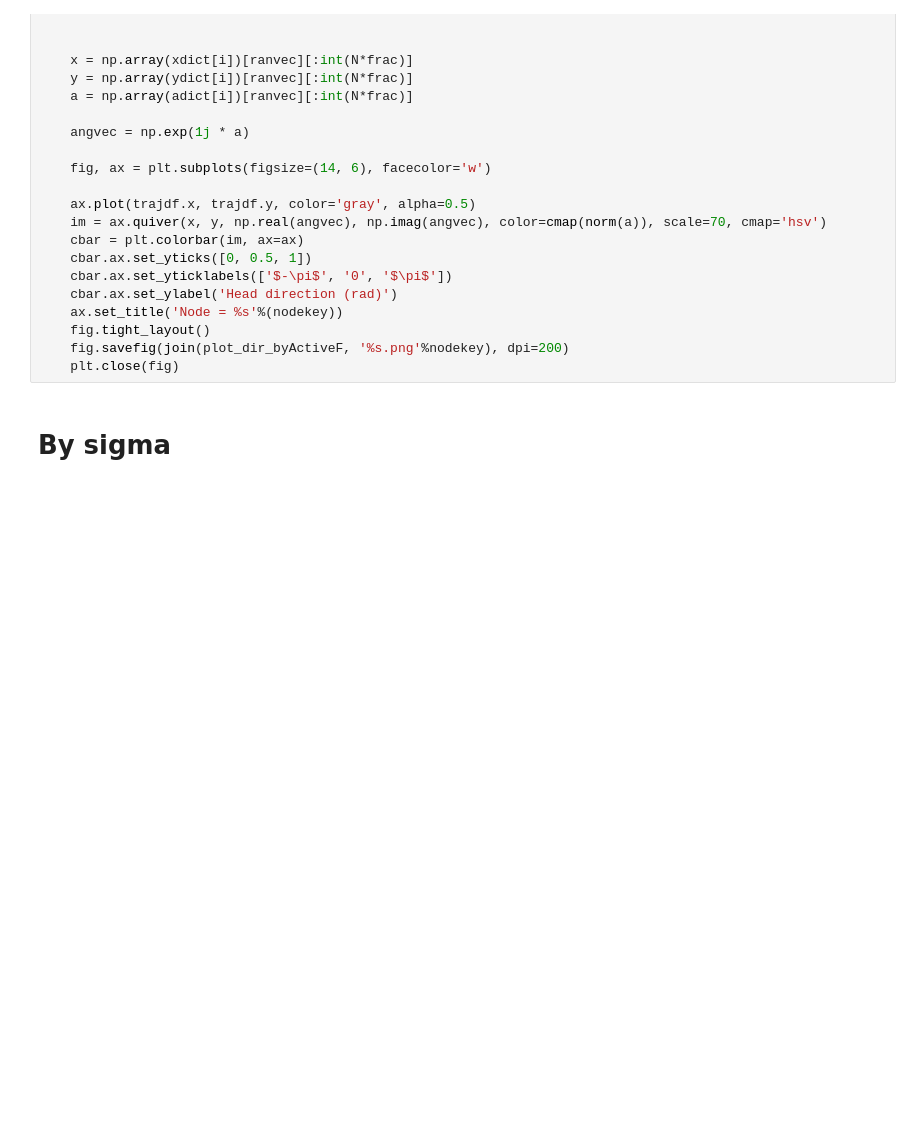
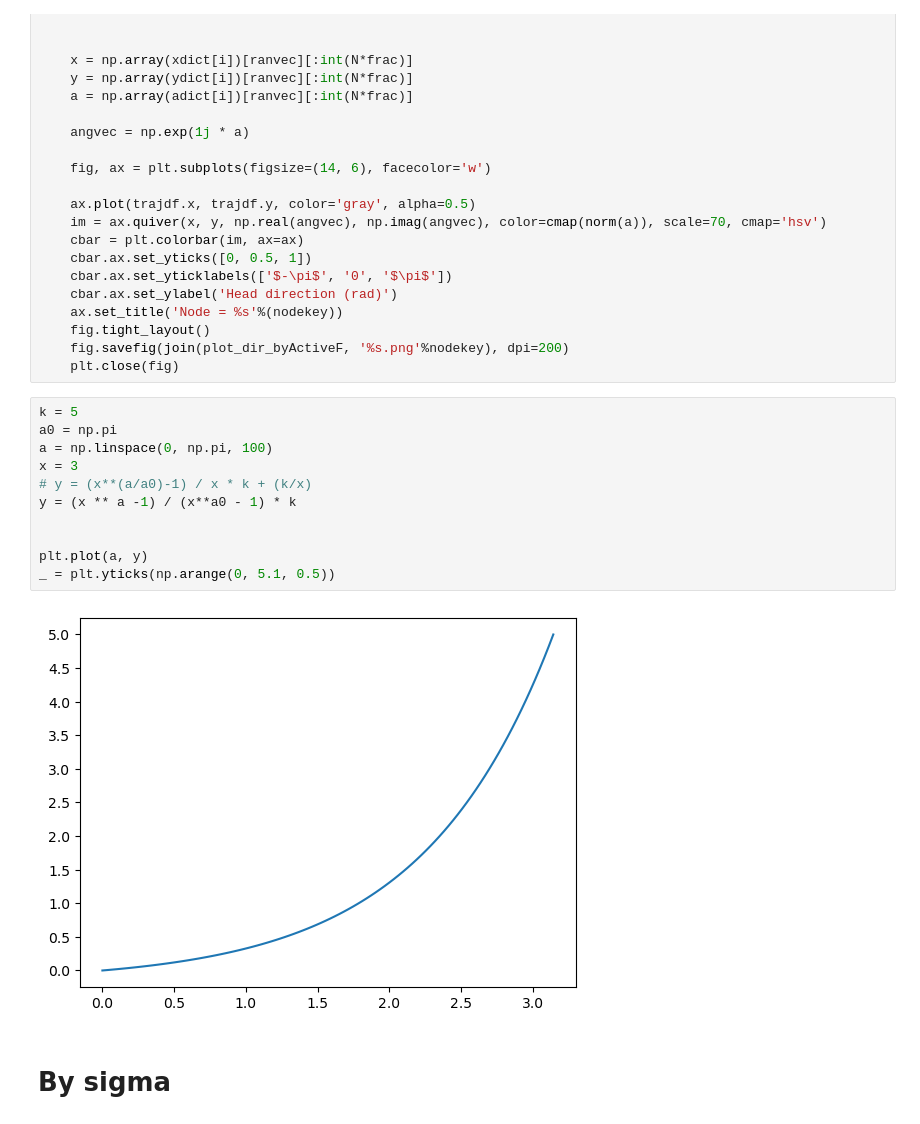
Before and after one commit to yyhhoi/HippoSLAM, a Jupyter notebook: controllers/hipposlam/analyze_sequences.ipynb, the cells around one changed output. Drawn from its saved outputs; the diff is of its cells as text; blank space fills up the shorter version.

```diff
--- a/controllers/hipposlam/analyze_sequences.ipynb
+++ b/controllers/hipposlam/analyze_sequences.ipynb
@@ -123,6 +123,19 @@ for i in range(Num_Fnodes):
     fig.tight_layout()
     fig.savefig(join(plot_dir_byActiveF, '%s.png'%nodekey), dpi=200)
     plt.close(fig)
+# %%
+k = 5
+a0 = np.pi
+a = np.linspace(0, np.pi, 100)
+x = 3
+# y = (x**(a/a0)-1) / x * k + (k/x)
+y = (x ** a -1) / (x**a0 - 1) * k
+
+
+plt.plot(a, y)
+_ = plt.yticks(np.arange(0, 5.1, 0.5))
+# %% [output]
+[figure, added]
 # %% [markdown]
 # By sigma
 # %%
```
Also changed, not shown: 9 other files.
